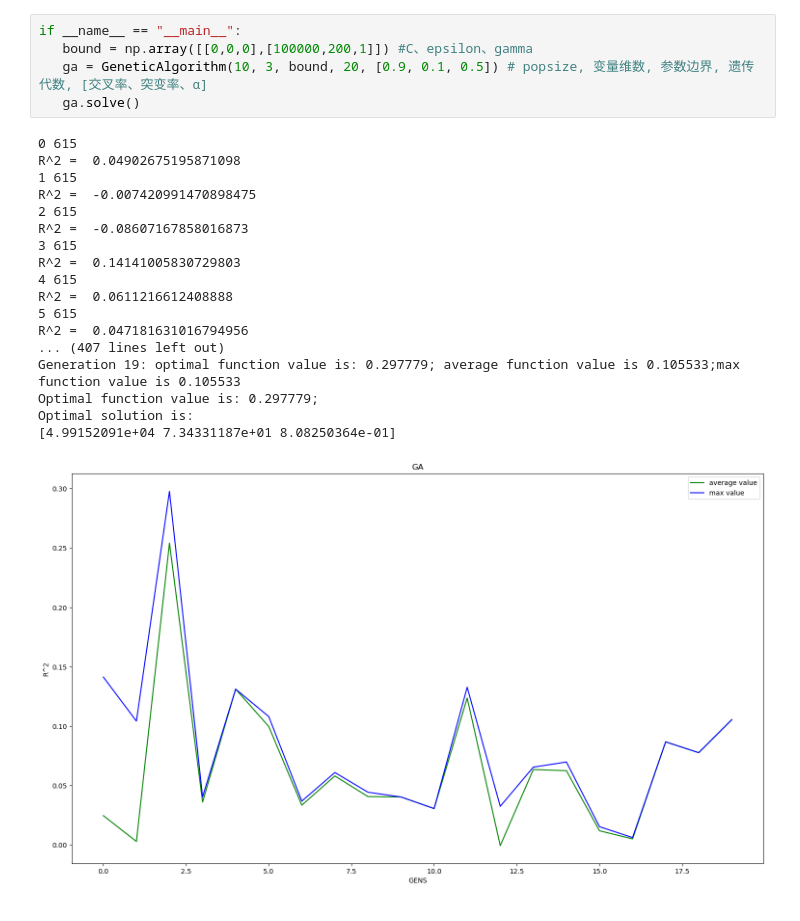
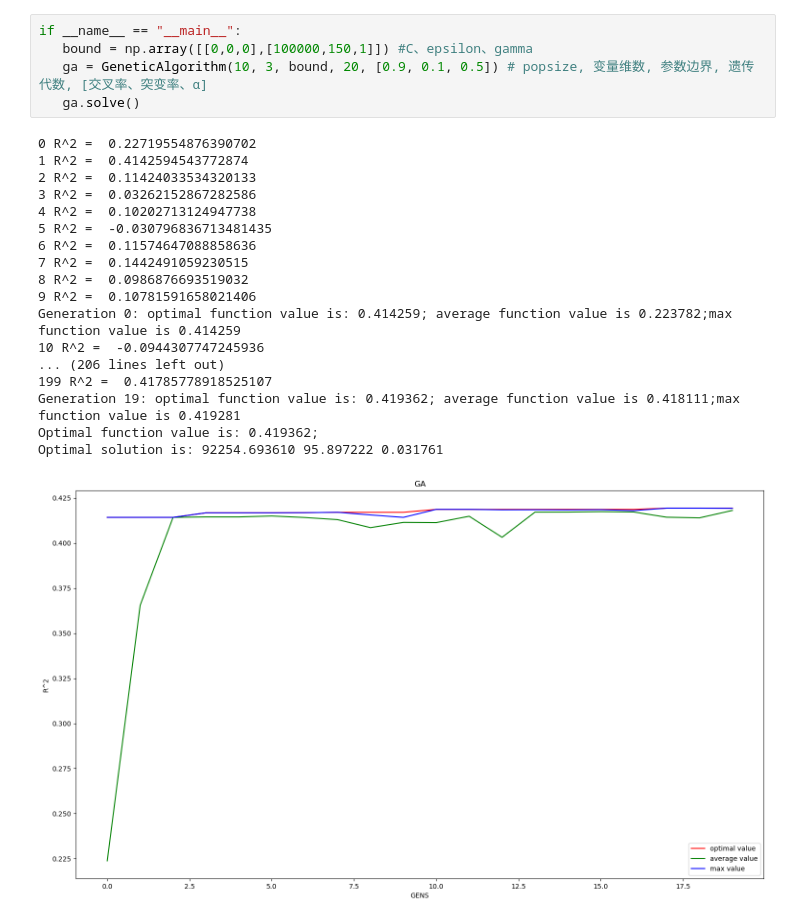
Before and after one commit to Pluto-Nemo/GTCNNWR_Learning, a Jupyter notebook: SVM/SVR.ipynb, the cells around one changed output. Drawn from its saved outputs; the diff is of its cells as text.

```diff
--- a/SVM/SVR.ipynb
+++ b/SVM/SVR.ipynb
@@ -273,25 +307,25 @@ class GeneticAlgorithm:
         plt.show()
 # %%
 if __name__ == "__main__":
-   bound = np.array([[0,0,0],[100000,200,1]]) #C、epsilon、gamma
+   bound = np.array([[0,0,0],[100000,150,1]]) #C、epsilon、gamma
    ga = GeneticAlgorithm(10, 3, bound, 20, [0.9, 0.1, 0.5]) # popsize, 变量维数, 参数边界, 遗传代数, [交叉率、突变率、α]
    ga.solve()
 # %% [output]
-0 615
-R^2 =  0.04902675195871098
-1 615
-R^2 =  -0.007420991470898475
-2 615
-R^2 =  -0.08607167858016873
-3 615
-R^2 =  0.14141005830729803
-4 615
-R^2 =  0.0611216612408888
-5 615
-R^2 =  0.047181631016794956
-... (407 lines left out)
-Generation 19: optimal function value is: 0.297779; average function value is 0.105533;max function value is 0.105533
-Optimal function value is: 0.297779;
-Optimal solution is:
-[4.99152091e+04 7.34331187e+01 8.08250364e-01]
+0 R^2 =  0.22719554876390702
+1 R^2 =  0.4142594543772874
+2 R^2 =  0.11424033534320133
+3 R^2 =  0.03262152867282586
+4 R^2 =  0.10202713124947738
+5 R^2 =  -0.030796836713481435
+6 R^2 =  0.11574647088858636
+7 R^2 =  0.1442491059230515
+8 R^2 =  0.0986876693519032
+9 R^2 =  0.10781591658021406
+Generation 0: optimal function value is: 0.414259; average function value is 0.223782;max function value is 0.414259
+10 R^2 =  -0.0944307747245936
+... (206 lines left out)
+199 R^2 =  0.41785778918525107
+Generation 19: optimal function value is: 0.419362; average function value is 0.418111;max function value is 0.419281
+Optimal function value is: 0.419362;
+Optimal solution is: 92254.693610 95.897222 0.031761
-[figure, old version]
+[figure, new version]
```
Also changed, not shown: parts of 7 cells of this notebook.
